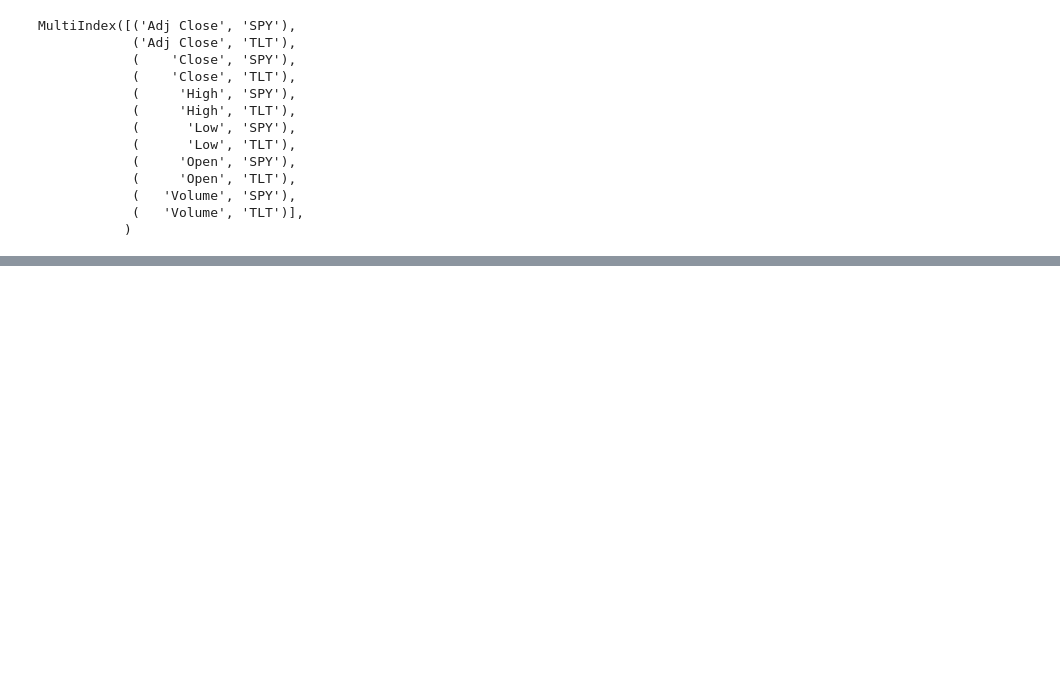
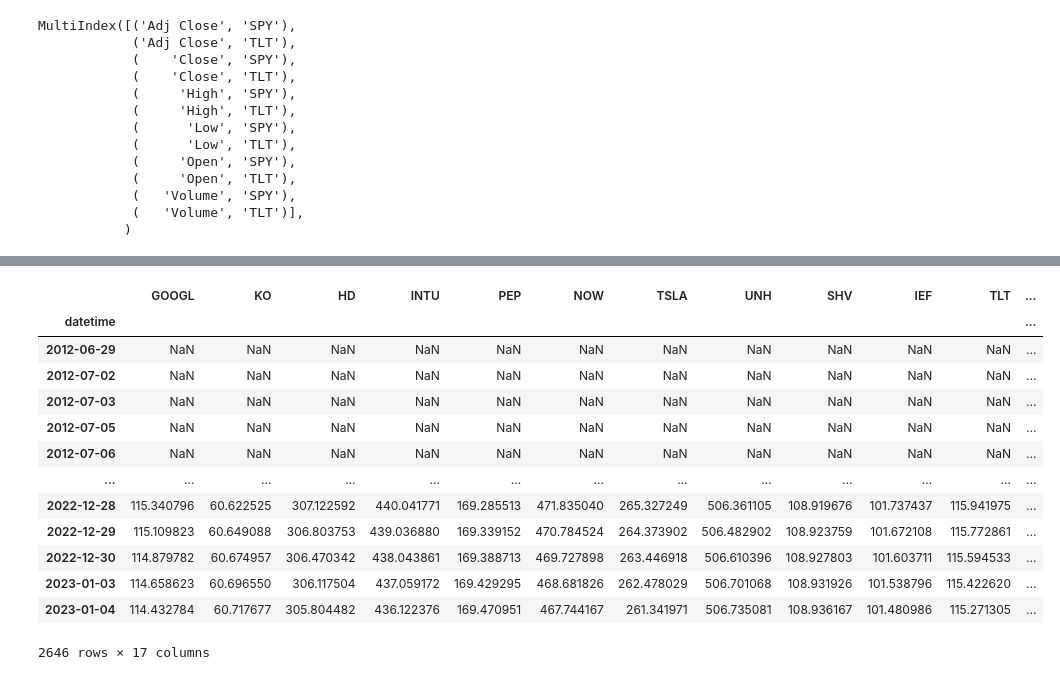
Before and after one commit to cswcjt/Quant-Project, a Jupyter notebook: quant/test.ipynb, the cells around one changed output, grey strips where cells are left out. Cells and saved outputs as stored; diff of their text form; code cells hidden in the pictures; blank space fills up the shorter version.

```diff
--- a/quant/test.ipynb
+++ b/quant/test.ipynb
@@ -94,0 +191,19 @@ annualize_scale_dict = {
+# %%
+rolling = all_ticker_df.rolling(252)
+# %%
+rolling.mean()
+# %% [output]
+|  | GOOGL | KO | HD | INTU | PEP | NOW | TSLA | UNH | SHV | IEF | TLT | ... |
+| datetime |  |  |  |  |  |  |  |  |  |  |  | ... |
+| 2012-06-29 | NaN | NaN | NaN | NaN | NaN | NaN | NaN | NaN | NaN | NaN | NaN | ... |
+| 2012-07-02 | NaN | NaN | NaN | NaN | NaN | NaN | NaN | NaN | NaN | NaN | NaN | ... |
+| 2012-07-03 | NaN | NaN | NaN | NaN | NaN | NaN | NaN | NaN | NaN | NaN | NaN | ... |
+| 2012-07-05 | NaN | NaN | NaN | NaN | NaN | NaN | NaN | NaN | NaN | NaN | NaN | ... |
+| 2012-07-06 | NaN | NaN | NaN | NaN | NaN | NaN | NaN | NaN | NaN | NaN | NaN | ... |
+| ... | ... | ... | ... | ... | ... | ... | ... | ... | ... | ... | ... | ... |
+| 2022-12-28 | 115.340796 | 60.622525 | 307.122592 | 440.041771 | 169.285513 | 471.835040 | 265.327249 | 506.361105 | 108.919676 | 101.737437 | 115.941975 | ... |
+| 2022-12-29 | 115.109823 | 60.649088 | 306.803753 | 439.036880 | 169.339152 | 470.784524 | 264.373902 | 506.482902 | 108.923759 | 101.672108 | 115.772861 | ... |
+| 2022-12-30 | 114.879782 | 60.674957 | 306.470342 | 438.043861 | 169.388713 | 469.727898 | 263.446918 | 506.610396 | 108.927803 | 101.603711 | 115.594533 | ... |
+| 2023-01-03 | 114.658623 | 60.696550 | 306.117504 | 437.059172 | 169.429295 | 468.681826 | 262.478029 | 506.701068 | 108.931926 | 101.538796 | 115.422620 | ... |
+| 2023-01-04 | 114.432784 | 60.717677 | 305.804482 | 436.122376 | 169.470951 | 467.744167 | 261.341971 | 506.735081 | 108.936167 | 101.480986 | 115.271305 | ... |
+2646 rows × 17 columns
```
Also changed, not shown: parts of 15 cells of this notebook.
